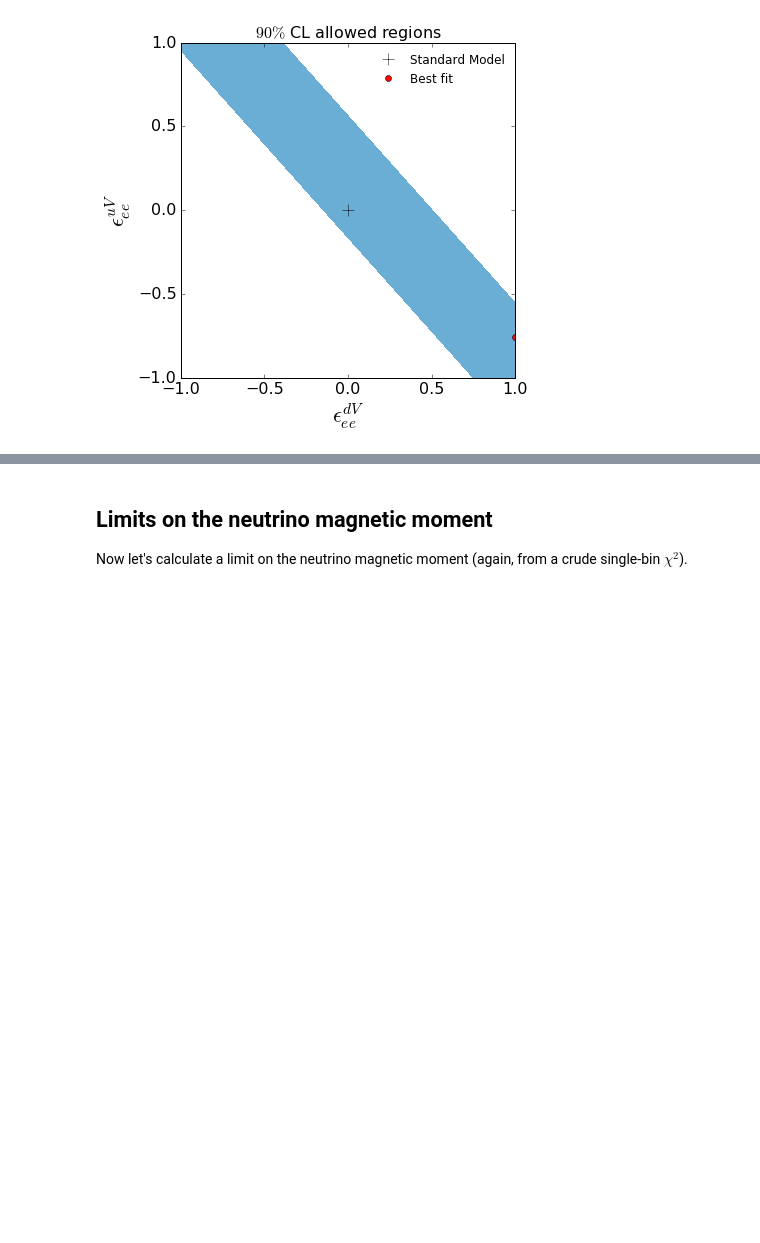
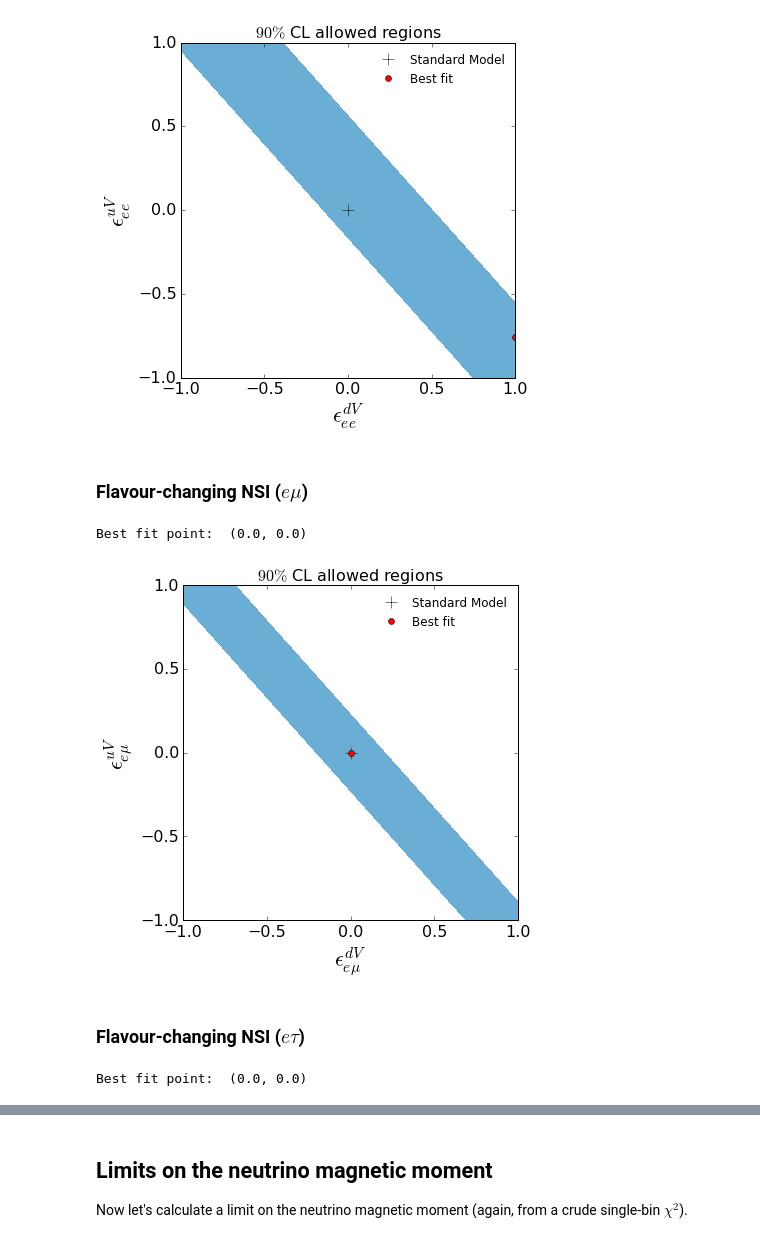
Before and after one commit to bradkav/CEvNS, a Jupyter notebook: COHERENT.ipynb, the cells around one changed output, grey strips where cells are left out. Cells and saved outputs as stored; diff of their text form; code cells hidden in the pictures; blank space fills up the shorter version.

Commit message:
Update with latest plots

```diff
--- a/COHERENT.ipynb
+++ b/COHERENT.ipynb
@@ -347,3 +364,5 @@ pl.savefig("plots/COHERENT_NSI.pdf", bbox_inches="tight")
 pl.show()
 # %% [output]
 [figure]
+# %% [markdown]
+### Flavour-changing NSI ($e\mu$)
@@ -349,0 +402,50 @@ pl.show()
+# %%
+Ngrid = 101
+
+ulist = np.linspace(-1.0, 1.0, Ngrid)
+dlist = np.linspace(-1.0, 1.0, Ngrid)
+UL, DL = np.meshgrid(ulist, dlist)
+chigrid = 0.0*UL
+
+minchi2 = 1e30
+BF = [0,0]
+
+#Not very elegant loop
+for i in tqdm(range(Ngrid)):
+    for j in range(Ngrid):
+        #Minimise over alpha and beta for each grid point
+        chigrid[i,j] = minimize(lambda x: chisq_NSI_emu(UL[i,j], DL[i,j], x[0], x[1]), (0.0,0.0)).fun
+        if (chigrid[i,j] < minchi2):
+            minchi2 = chigrid[i,j]
+            BF = (UL[i,j], DL[i,j])
+
+print "Best fit point: ", BF
+delta_chi2_grid_emu = chigrid - np.min(chigrid)
+np.savetxt("results/COHERENT_NSI_deltachi2_emu.txt", delta_chi2_grid_emu, header="101x101 grid, corresponding to (uV, dV) values between -1 and 1.")
+# %% [output]
+Best fit point:  (0.0, 0.0)
+# %%
+pl.figure(figsize=(6,6))
+#pl.contourf(DL, UL, delta_chi2_grid, levels=[0,1,2,3,4,5,6,7,8,9,10],cmap="Blues")
+pl.contourf(DL, UL, delta_chi2_grid_emu, levels=[0,4.6],cmap="Blues")
+#levels=[0,4.60]
+#pl.colorbar()
+
+pl.plot(0.0, 0.0,'k+', markersize=12.0, label="Standard Model")
+
+pl.plot(BF[1], BF[0], 'ro', label="Best fit")
+#pl.plot(-0.25, 0.5, 'ro')
+
+pl.ylabel(r"$\epsilon_{e\mu}^{uV}$", fontsize=22.0)
+pl.xlabel(r"$\epsilon_{e\mu}^{dV}$" ,fontsize=22.0)
+
+pl.title(r"$90\%$ CL allowed regions", fontsize=16.0)
+
+pl.legend(frameon=False, fontsize=12, numpoints=1)
+
+pl.savefig("plots/COHERENT_NSI_emu.pdf", bbox_inches="tight")
+pl.show()
+# %% [output]
+[figure, added]
+# %% [markdown]
+### Flavour-changing NSI ($e\tau$)
@@ -349,0 +474,25 @@ pl.show()
+# %%
+Ngrid = 101
+
+ulist = np.linspace(-1.0, 1.0, Ngrid)
+dlist = np.linspace(-1.0, 1.0, Ngrid)
+UL, DL = np.meshgrid(ulist, dlist)
+chigrid = 0.0*UL
+
+minchi2 = 1e30
+BF = [0,0]
+
+#Not very elegant loop
+for i in tqdm(range(Ngrid)):
+    for j in range(Ngrid):
+        #Minimise over alpha and beta for each grid point
+        chigrid[i,j] = minimize(lambda x: chisq_NSI_etau(UL[i,j], DL[i,j], x[0], x[1]), (0.0,0.0)).fun
+        if (chigrid[i,j] < minchi2):
+            minchi2 = chigrid[i,j]
+            BF = (UL[i,j], DL[i,j])
+
+print "Best fit point: ", BF
+delta_chi2_grid_etau = chigrid - np.min(chigrid)
+np.savetxt("results/COHERENT_NSI_deltachi2_etau.txt", delta_chi2_grid_etau, header="101x101 grid, corresponding to (uV, dV) values between -1 and 1.")
+# %% [output]
+Best fit point:  (0.0, 0.0)
```
Also changed, not shown: parts of 8 cells of this notebook, 10 other files.
